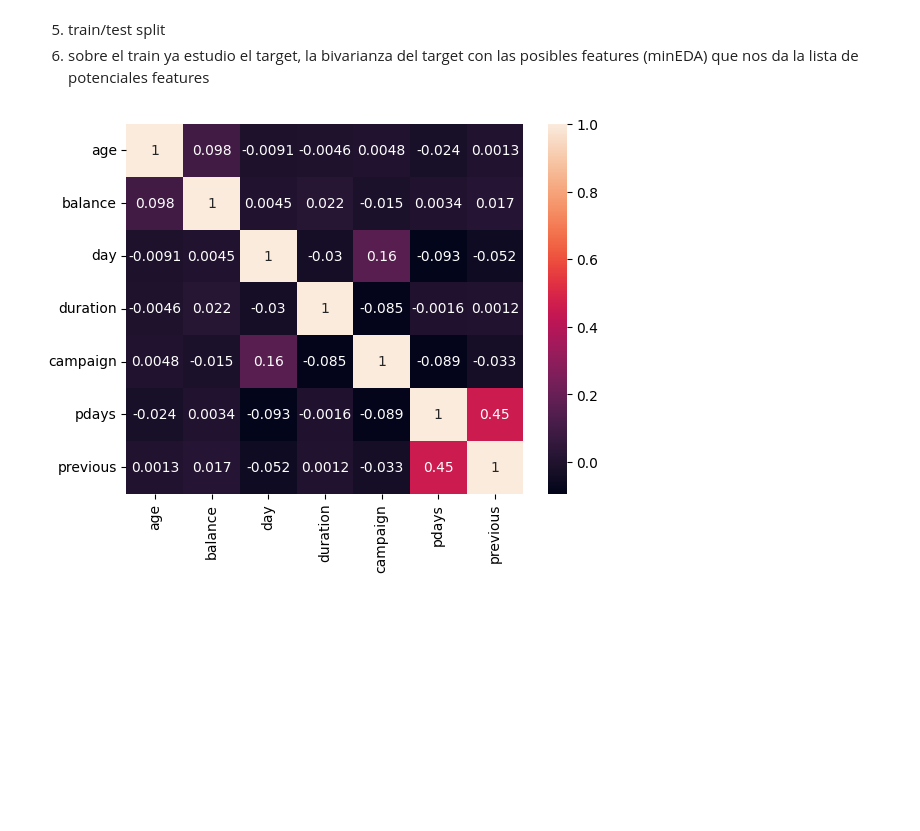
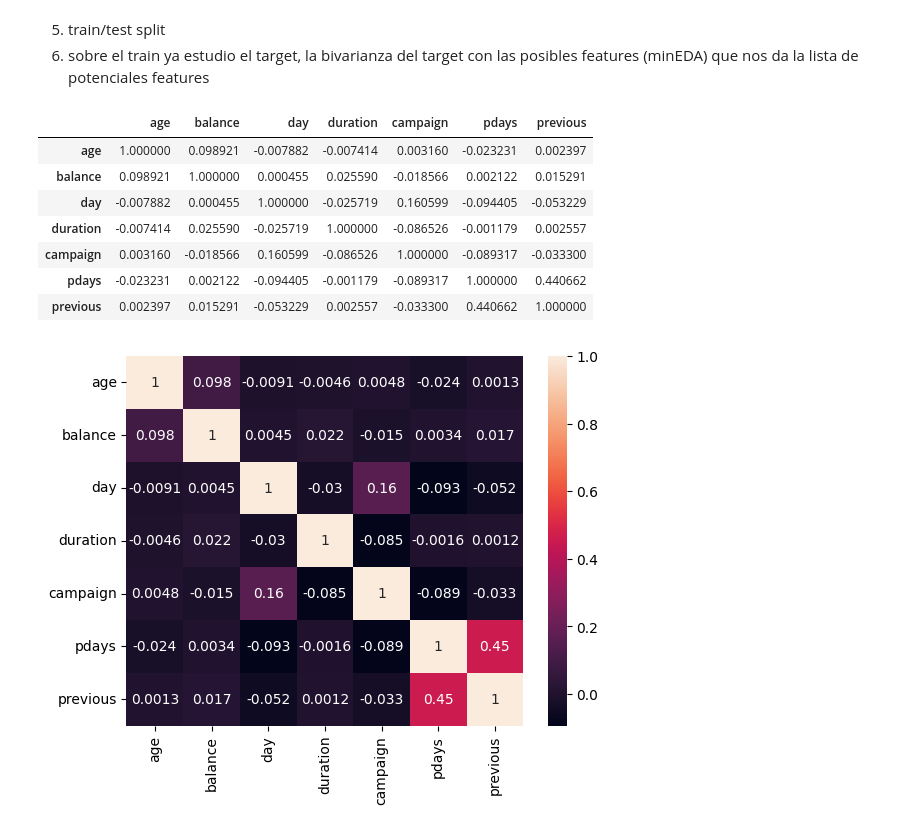
Before and after one commit to mfondevilla/DS-Online-MelaniaFondevilla, a Jupyter notebook: 04_Machine_Learning/Sprint_11/Unidad_01_ML_Supervisado_Arboles_de_Decision/03_Practica_Obligatoria/18_Practica_Obligatoria_Arboles_de_Decision.ipynb, the cells around one changed output. Saved outputs shown, nothing was run; the diff lists cells and outputs as text; code cells hidden in the pictures; blank space fills up the shorter version.

```diff
--- a/04_Machine_Learning/Sprint_11/Unidad_01_ML_Supervisado_Arboles_de_Decision/03_Practica_Obligatoria/18_Practica_Obligatoria_Arboles_de_Decision.ipynb
+++ b/04_Machine_Learning/Sprint_11/Unidad_01_ML_Supervisado_Arboles_de_Decision/03_Practica_Obligatoria/18_Practica_Obligatoria_Arboles_de_Decision.ipynb
@@ -149,6 +153,17 @@ y = df["y"]
 X_train, X_test, y_train, y_test = train_test_split(X, y, test_size=0.2, random_state=42)
 # %%
 corr = X_train.corr(numeric_only = True)
+# %%
+display(corr)
+# %% [output]
+|  | age | balance | day | duration | campaign | pdays | previous |
+| age | 1.000000 | 0.098921 | -0.007882 | -0.007414 | 0.003160 | -0.023231 | 0.002397 |
+| balance | 0.098921 | 1.000000 | 0.000455 | 0.025590 | -0.018566 | 0.002122 | 0.015291 |
+| day | -0.007882 | 0.000455 | 1.000000 | -0.025719 | 0.160599 | -0.094405 | -0.053229 |
+| duration | -0.007414 | 0.025590 | -0.025719 | 1.000000 | -0.086526 | -0.001179 | 0.002557 |
+| campaign | 0.003160 | -0.018566 | 0.160599 | -0.086526 | 1.000000 | -0.089317 | -0.033300 |
+| pdays | -0.023231 | 0.002122 | -0.094405 | -0.001179 | -0.089317 | 1.000000 | 0.440662 |
+| previous | 0.002397 | 0.015291 | -0.053229 | 0.002557 | -0.033300 | 0.440662 | 1.000000 |
 # %%
 
 # selección de features
```
Also changed, not shown: parts of 1 cell of this notebook, 2 other files.
